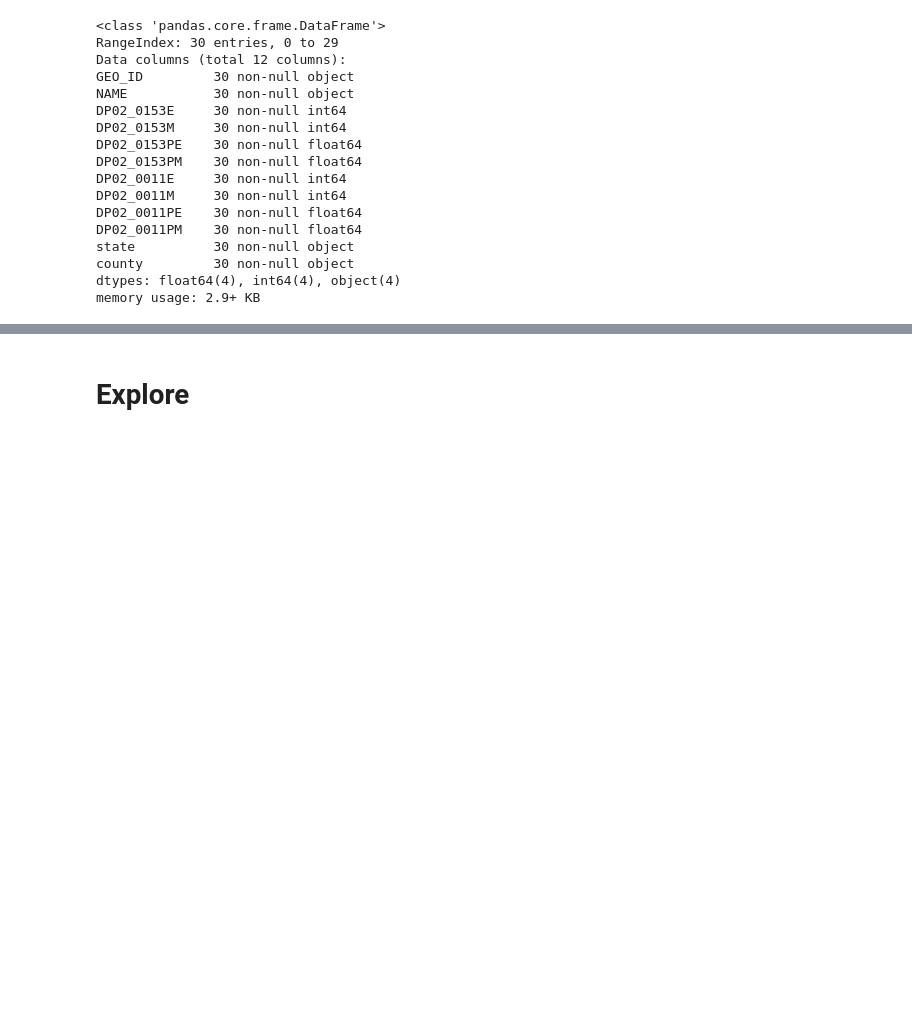
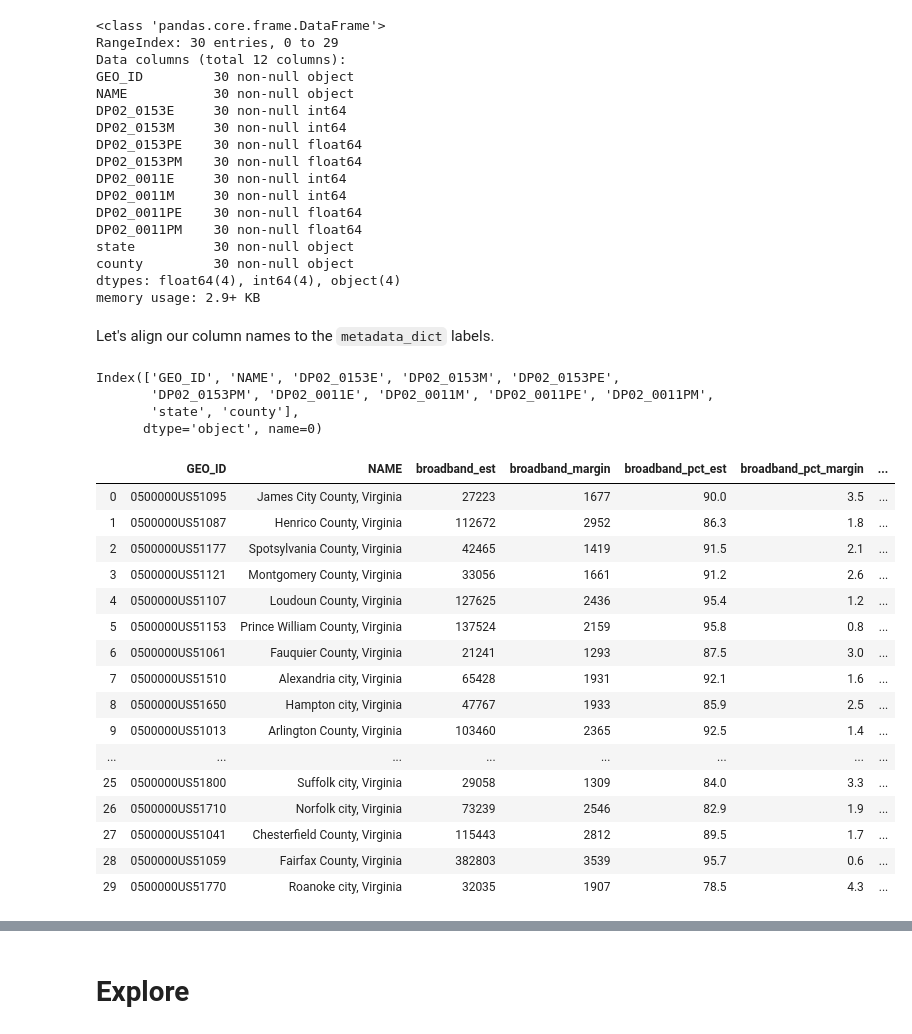
Before and after one commit to jammy-bot/acs-api, a Jupyter notebook: notebooks/2-api-data.ipynb, the cells around one changed output, grey strips where cells are left out. Cells and saved outputs as stored; diff of their text form; code cells hidden in the pictures; blank space fills up the shorter version.

```diff
--- a/notebooks/2-api-data.ipynb
+++ b/notebooks/2-api-data.ipynb
@@ -407,4 +403,38 @@ state          30 non-null object
 county         30 non-null object
 dtypes: float64(4), int64(4), object(4)
 memory usage: 2.9+ KB
+# %% [markdown]
+Let's align our column names to the `metadata_dict` labels.
+# %%
+api_df.columns
+# %% [output]
+Index(['GEO_ID', 'NAME', 'DP02_0153E', 'DP02_0153M', 'DP02_0153PE',
+       'DP02_0153PM', 'DP02_0011E', 'DP02_0011M', 'DP02_0011PE', 'DP02_0011PM',
+       'state', 'county'],
+      dtype='object', name=0)
+# %%
+# rename columns by mapping `metadata_dict` labels to column headers
+dict_df = api_df.rename(columns={'DP02_0153E': 'broadband_est', 'DP02_0153M': 'broadband_margin',
+                                 'DP02_0153PE': 'broadband_pct_est', 'DP02_0153PM': 'broadband_pct_margin',
+                                 'DP02_0011E': 'single_mother_est', 'DP02_0011M': 'single_mother_margin',
+                                 'DP02_0011PE': 'single_mother_pct_est', 'DP02_0011PM': 'single_mother_pct_margin'})
+dict_df
+# %% [output]
+|  | GEO_ID | NAME | broadband_est | broadband_margin | broadband_pct_est | broadband_pct_margin | ... |
+| 0 | 0500000US51095 | James City County, Virginia | 27223 | 1677 | 90.0 | 3.5 | ... |
+| 1 | 0500000US51087 | Henrico County, Virginia | 112672 | 2952 | 86.3 | 1.8 | ... |
+| 2 | 0500000US51177 | Spotsylvania County, Virginia | 42465 | 1419 | 91.5 | 2.1 | ... |
+| 3 | 0500000US51121 | Montgomery County, Virginia | 33056 | 1661 | 91.2 | 2.6 | ... |
+| 4 | 0500000US51107 | Loudoun County, Virginia | 127625 | 2436 | 95.4 | 1.2 | ... |
+| 5 | 0500000US51153 | Prince William County, Virginia | 137524 | 2159 | 95.8 | 0.8 | ... |
+| 6 | 0500000US51061 | Fauquier County, Virginia | 21241 | 1293 | 87.5 | 3.0 | ... |
+| 7 | 0500000US51510 | Alexandria city, Virginia | 65428 | 1931 | 92.1 | 1.6 | ... |
+| 8 | 0500000US51650 | Hampton city, Virginia | 47767 | 1933 | 85.9 | 2.5 | ... |
+| 9 | 0500000US51013 | Arlington County, Virginia | 103460 | 2365 | 92.5 | 1.4 | ... |
+| ... | ... | ... | ... | ... | ... | ... | ... |
+| 25 | 0500000US51800 | Suffolk city, Virginia | 29058 | 1309 | 84.0 | 3.3 | ... |
+| 26 | 0500000US51710 | Norfolk city, Virginia | 73239 | 2546 | 82.9 | 1.9 | ... |
+| 27 | 0500000US51041 | Chesterfield County, Virginia | 115443 | 2812 | 89.5 | 1.7 | ... |
+| 28 | 0500000US51059 | Fairfax County, Virginia | 382803 | 3539 | 95.7 | 0.6 | ... |
+| 29 | 0500000US51770 | Roanoke city, Virginia | 32035 | 1907 | 78.5 | 4.3 | ... |
 # %% [markdown]
```
Also changed, not shown: parts of 5 cells of this notebook.
